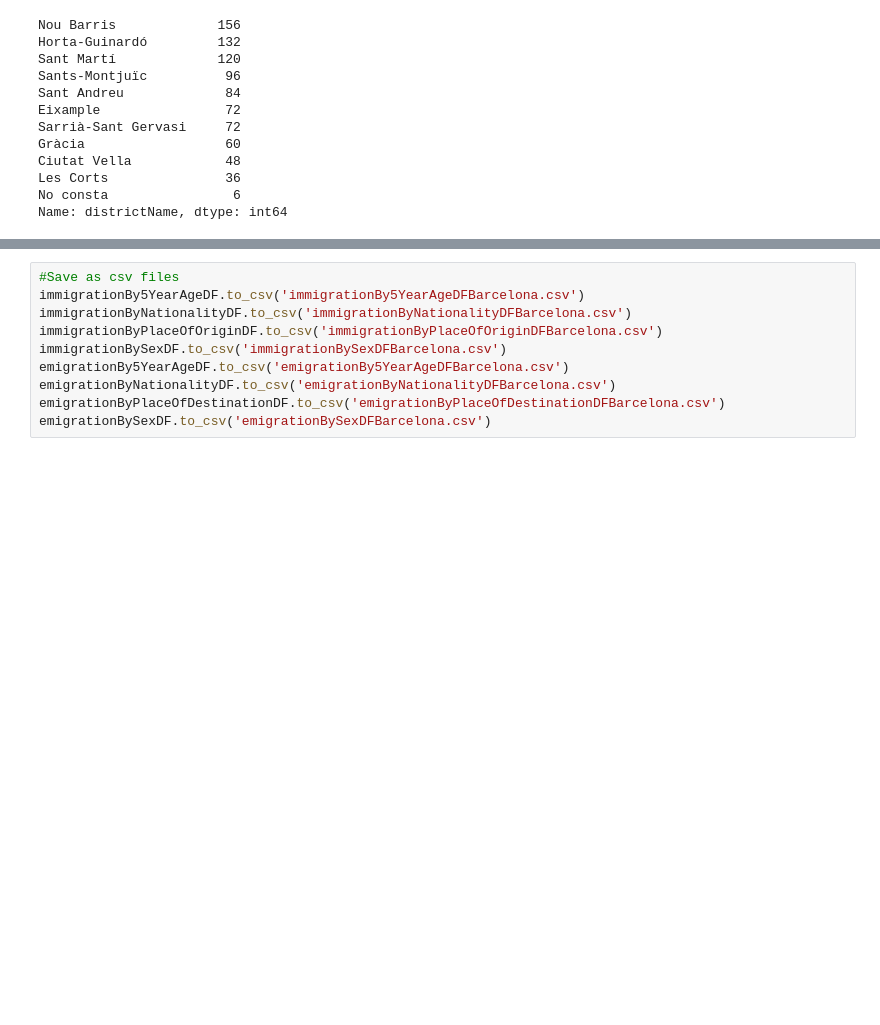
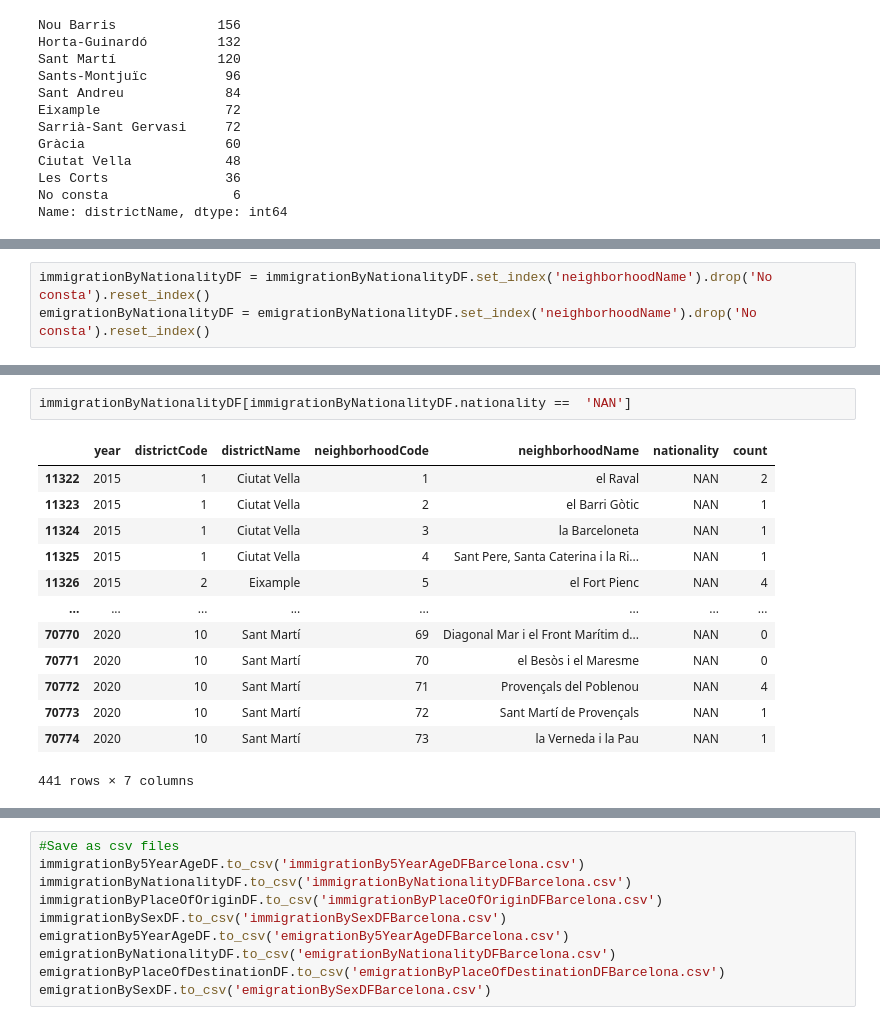
Before and after one commit to Leyla-A/data, a Jupyter notebook: Barcelona_immigration_emigration_datasets.ipynb, the cells around one changed output, grey strips where cells are left out. Saved outputs shown, nothing was run; the diff lists cells and outputs as text; blank space fills up the shorter version.

```diff
--- a/Barcelona_immigration_emigration_datasets.ipynb
+++ b/Barcelona_immigration_emigration_datasets.ipynb
@@ -731,0 +761,3 @@ Name: count, dtype: float64
+# %%
+immigrationByNationalityDF = immigrationByNationalityDF.set_index('neighborhoodName').drop('No consta').reset_index()
+emigrationByNationalityDF = emigrationByNationalityDF.set_index('neighborhoodName').drop('No consta').reset_index()
@@ -731,0 +792,16 @@ Name: count, dtype: float64
+# %%
+immigrationByNationalityDF[immigrationByNationalityDF.nationality ==  'NAN']
+# %% [output]
+|  | year | districtCode | districtName | neighborhoodCode | neighborhoodName | nationality | count |
+| 11322 | 2015 | 1 | Ciutat Vella | 1 | el Raval | NAN | 2 |
+| 11323 | 2015 | 1 | Ciutat Vella | 2 | el Barri Gòtic | NAN | 1 |
+| 11324 | 2015 | 1 | Ciutat Vella | 3 | la Barceloneta | NAN | 1 |
+| 11325 | 2015 | 1 | Ciutat Vella | 4 | Sant Pere, Santa Caterina i la Ri... | NAN | 1 |
+| 11326 | 2015 | 2 | Eixample | 5 | el Fort Pienc | NAN | 4 |
+| ... | ... | ... | ... | ... | ... | ... | ... |
+| 70770 | 2020 | 10 | Sant Martí | 69 | Diagonal Mar i el Front Marítim d... | NAN | 0 |
+| 70771 | 2020 | 10 | Sant Martí | 70 | el Besòs i el Maresme | NAN | 0 |
+| 70772 | 2020 | 10 | Sant Martí | 71 | Provençals del Poblenou | NAN | 4 |
+| 70773 | 2020 | 10 | Sant Martí | 72 | Sant Martí de Provençals | NAN | 1 |
+| 70774 | 2020 | 10 | Sant Martí | 73 | la Verneda i la Pau | NAN | 1 |
+441 rows × 7 columns
```
Also changed, not shown: parts of 38 cells of this notebook, 8 other files.
